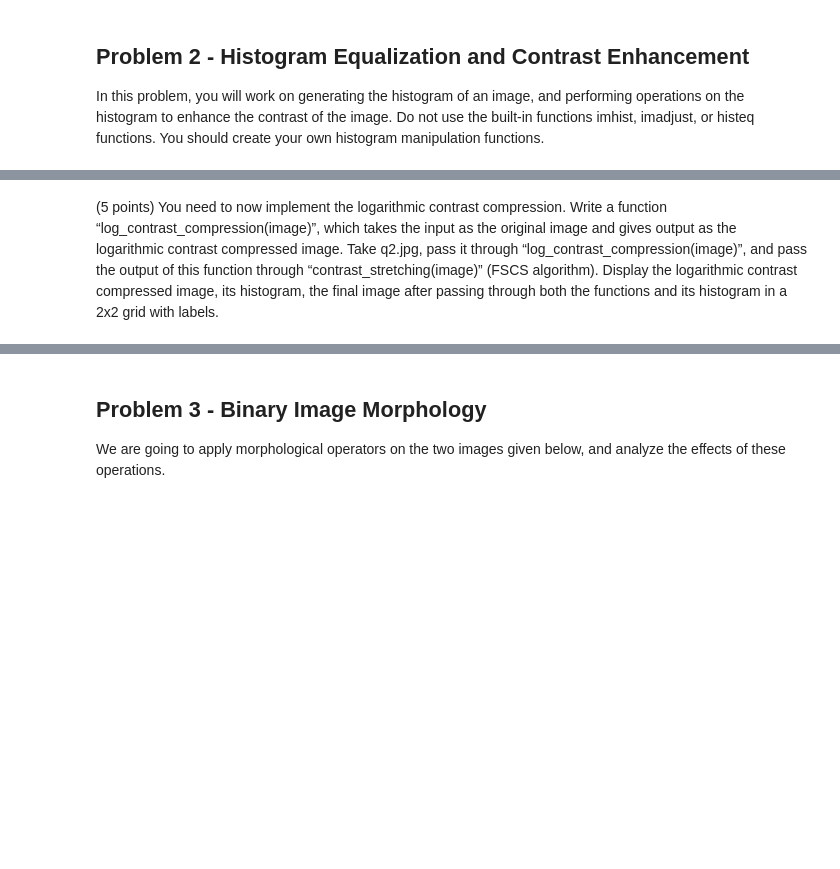
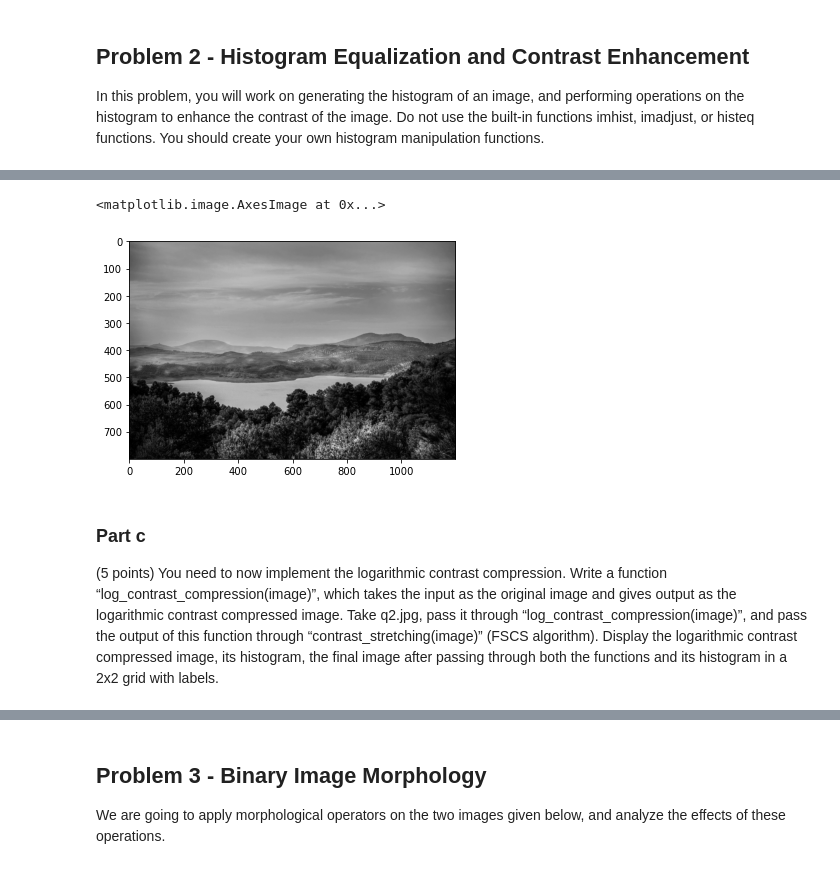
Before and after one commit to JacksonPaull/fa2023, a Jupyter notebook: Image Processing/Homework 1/hw1.ipynb, the cells around one changed output, grey strips where cells are left out. Drawn from its saved outputs; the diff is of its cells as text; code cells hidden in the pictures; blank space fills up the shorter version.

```diff
--- a/Image Processing/Homework 1/hw1.ipynb
+++ b/Image Processing/Homework 1/hw1.ipynb
@@ -239,7 +263,20 @@ function. Is the image underexposed or overexposed?
 (5 points) Implement the full scale contrast stretch (FSCS) algorithm. Write a function
 called "contrast_stretching(image)" that takes the original grayscale image as input and
 returns the enhanced image. Apply this function to the "q2.jpg" image
+# %%
+def contrast_stretching(image):
+    a, b = np.min(image), np.max(image)
+
+    return ((image-a) * (255/b)).astype('int32')
+
+q2_fscs = contrast_stretching(q2)
+plt.imshow(q2_fscs)
+# %% [output]
+<matplotlib.image.AxesImage at 0x...>
+[figure, added]
 # %% [markdown]
+### Part c
+
 (5 points) You need to now implement the logarithmic contrast compression. Write a
 function “log_contrast_compression(image)”, which takes the input as the original image
 and gives output as the logarithmic contrast compressed image. Take q2.jpg, pass it
```
Also changed, not shown: parts of 28 cells of this notebook.
